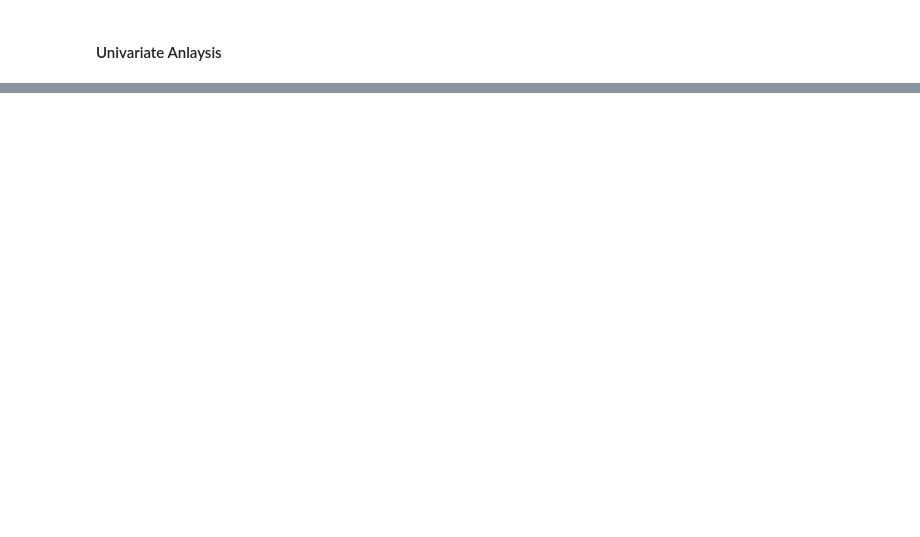
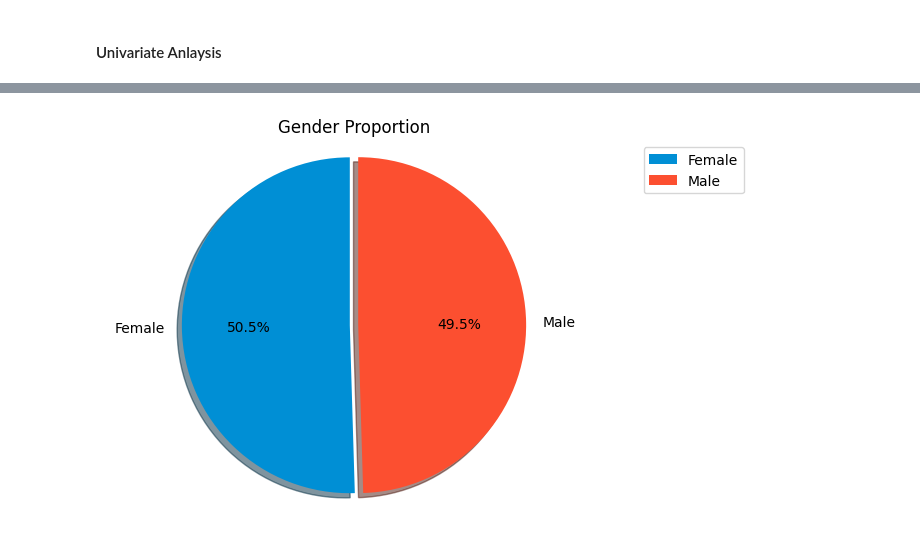
Before and after one commit to Jonasafutu/Career_Accelerator_LP3-Classifcation, a Jupyter notebook: Team Paris LP3 Classification Project.ipynb, the cells around one changed output, grey strips where cells are left out. Drawn from its saved outputs; the diff is of its cells as text; code cells hidden in the pictures; blank space fills up the shorter version.

```diff
--- a/Team Paris LP3 Classification Project.ipynb
+++ b/Team Paris LP3 Classification Project.ipynb
@@ -132,0 +176,16 @@ dtype: int64
+# %%
+# Plotting Gender Proportion
+
+gender_counts = telco['gender'].value_counts()
+labels = ['Female', 'Male']
+colors = ['#008fd5', '#fc4f30']
+explode = (0, 0.05)
+plt.pie(gender_counts, labels=labels, explode=explode, colors=colors,
+        autopct='%1.1f%%', shadow=True, startangle=90)
+plt.axis('equal')
+plt.title('Gender Proportion')
+plt.legend(loc='upper right', bbox_to_anchor=(1.3, 1))
+plt.ylabel('')
+plt.show()
+# %% [output]
+[figure, added]
```
Also changed, not shown: parts of 6 cells of this notebook.
